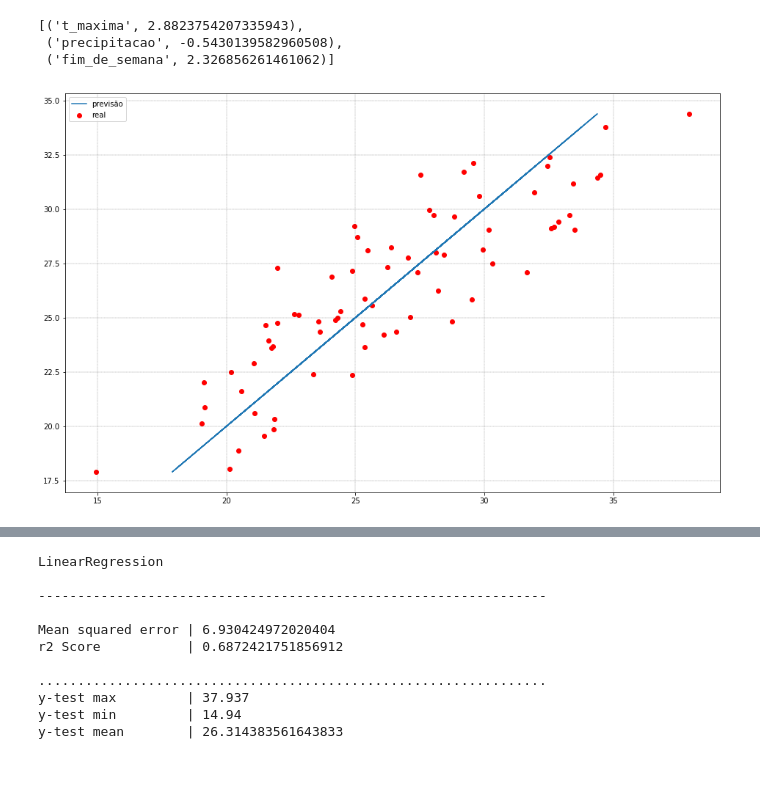
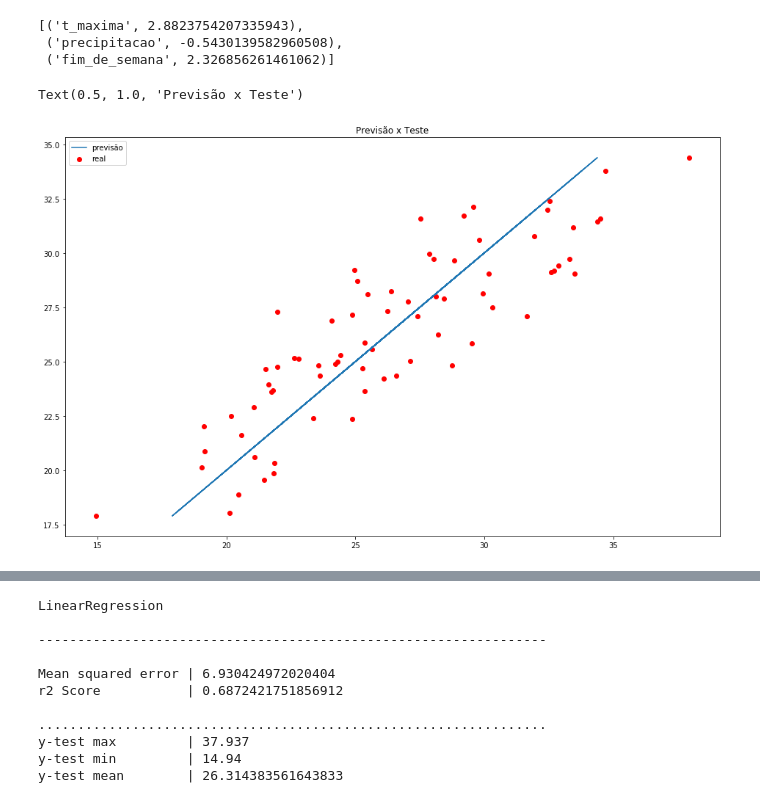
Before and after one commit to lorransr/beer_sp, a Jupyter notebook: beer_analysis.ipynb, the cells around one changed output, grey strips where cells are left out. Cells and saved outputs as stored; diff of their text form; code cells hidden in the pictures; blank space fills up the shorter version.

```diff
--- a/beer_analysis.ipynb
+++ b/beer_analysis.ipynb
@@ -251,3 +255,5 @@ See the caveats in the documentation: http://pandas.pydata.org/pandas-docs/stabl
 # %%
-oneH = OneHotEncoder(sparse=False)
+oneH = OneHotEncoder(sparse=False,categorical_features = [3])
 sSC = StandardScaler()
+# %%
+oneH.fit_transform(X)
@@ -254,3 +271,3 @@ sSC = StandardScaler()
 # %%
-X = oneH.fit_transform(X).toarray()
+X = oneH.fit_transform(X)
 X = sSC.fit_transform(X)
@@ -257,3 +278,5 @@ X = sSC.fit_transform(X)
+# %%
+X = X[:,1:]
 # %%
 from sklearn.model_selection import train_test_split
 # %%
@@ -382,9 +417,11 @@ list(zip(choosen_values, regr.coef_))
 # %%
 plt.figure(figsize=(16, 10))
 
 plt.plot(y_pred,y_pred)
 plt.scatter(y_test,y_pred, c='r', marker='o')
-plt.legend(['previsão','real'])
-plt.grid(ls='-.', lw=0.2, c='k');
+plt.legend(['previsão','real']);
+plt.title("Previsão x Teste")
+#plt.grid(ls='-.', lw=0.2, c='k');
 # %% [output]
+Text(0.5, 1.0, 'Previsão x Teste')
-[figure, old version]
+[figure, new version]
```
Also changed, not shown: parts of 8 cells of this notebook.
